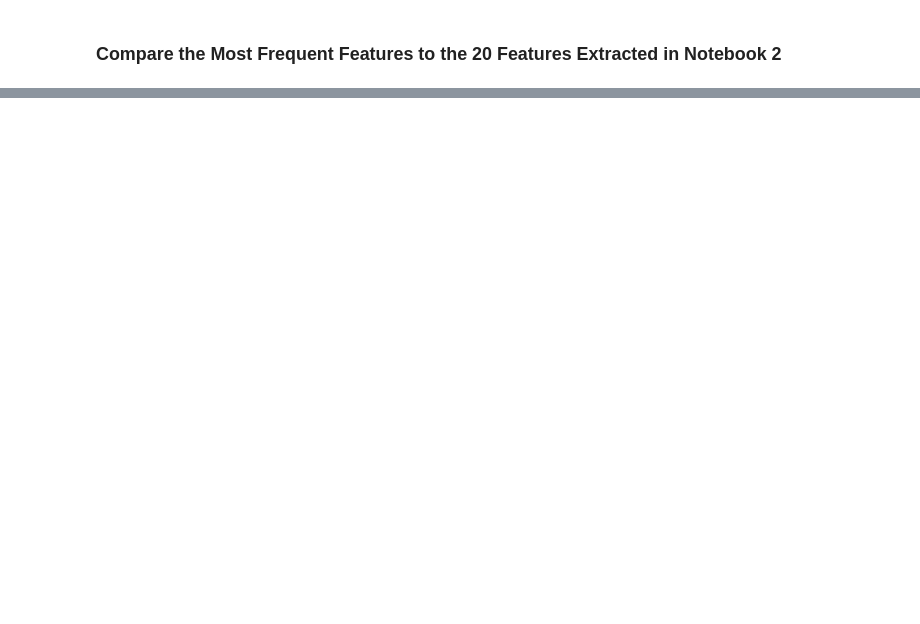
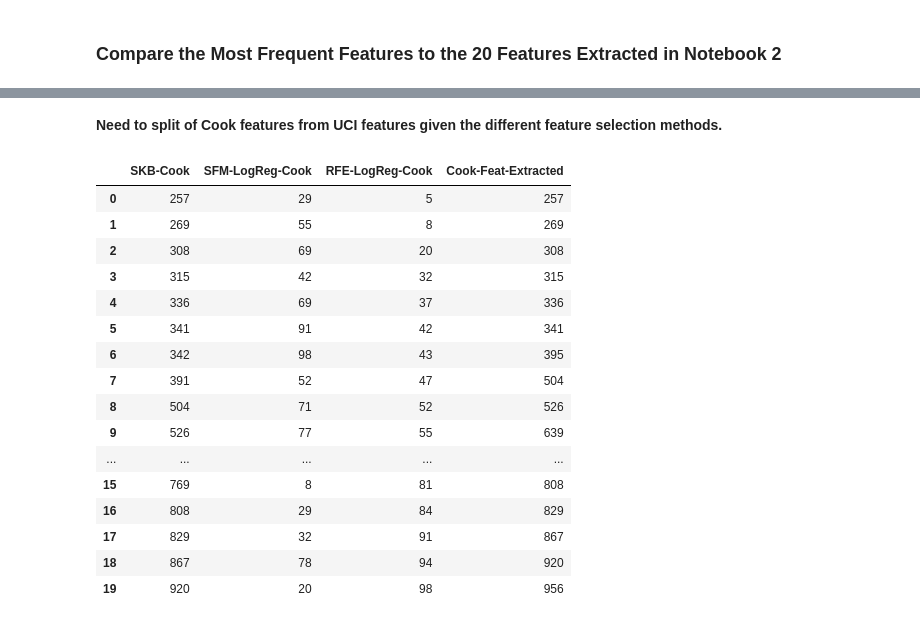
Before and after one commit to godsylla/UCI-Madelon-Dataset, a Jupyter notebook: ipynb/03-Feature_Selection.ipynb, the cells around one changed output, grey strips where cells are left out. Drawn from its saved outputs; the diff is of its cells as text; code cells hidden in the pictures; blank space fills up the shorter version.

```diff
--- a/ipynb/03-Feature_Selection.ipynb
+++ b/ipynb/03-Feature_Selection.ipynb
@@ -373,2 +423,9 @@ cookXtrain.columns[rfe_logreg_pipe.named_stemps['rfelogreg'].get_support()]
 # %% [markdown]
 ### Compare the Most Frequent Features to the 20 Features Extracted in Notebook 2
+# %%
+UCI_feat_extracted =[28, 48, 64, 105, 128, 153, 241, 281, 318, 336, 338, 378, 433, 442, 451, 453, 455, 472, 475, 493]
+# %%
+cook_feat_extracted = [257, 269, 308, 315, 336, 341, 395, 504, 526, 639, 681, 701, 724, 736, 769, 808, 829, 867, 920, 956]
+# %%
+chosen_feat['UCI-Feat-Extracted'] = UCI_feat_extracted
+chosen_feat['Cook-Feat-Extracted'] = cook_feat_extracted
@@ -374,0 +441,25 @@ cookXtrain.columns[rfe_logreg_pipe.named_stemps['rfelogreg'].get_support()]
+# %% [markdown]
+**Need to split of Cook features from UCI features given the different feature selection methods.**
+# %%
+cook_chosen_feat_df = chosen_feat[['SKB-Cook', 'SFM-LogReg-Cook', 'RFE-LogReg-Cook', 'Cook-Feat-Extracted']]
+uci_chosen_feat_df = chosen_feat[['SKB-UCI', 'SFM-LogReg-UCI', 'RFE-LogReg-UCI', 'UCI-Feat-Extracted']]
+# %%
+cook_chosen_feat_df
+# %% [output]
+|  | SKB-Cook | SFM-LogReg-Cook | RFE-LogReg-Cook | Cook-Feat-Extracted |
+| 0 | 257 | 29 | 5 | 257 |
+| 1 | 269 | 55 | 8 | 269 |
+| 2 | 308 | 69 | 20 | 308 |
+| 3 | 315 | 42 | 32 | 315 |
+| 4 | 336 | 69 | 37 | 336 |
+| 5 | 341 | 91 | 42 | 341 |
+| 6 | 342 | 98 | 43 | 395 |
+| 7 | 391 | 52 | 47 | 504 |
+| 8 | 504 | 71 | 52 | 526 |
+| 9 | 526 | 77 | 55 | 639 |
+| ... | ... | ... | ... | ... |
+| 15 | 769 | 8 | 81 | 808 |
+| 16 | 808 | 29 | 84 | 829 |
+| 17 | 829 | 32 | 91 | 867 |
+| 18 | 867 | 78 | 94 | 920 |
+| 19 | 920 | 20 | 98 | 956 |
```
Also changed, not shown: parts of 17 cells of this notebook, 4 other files.
